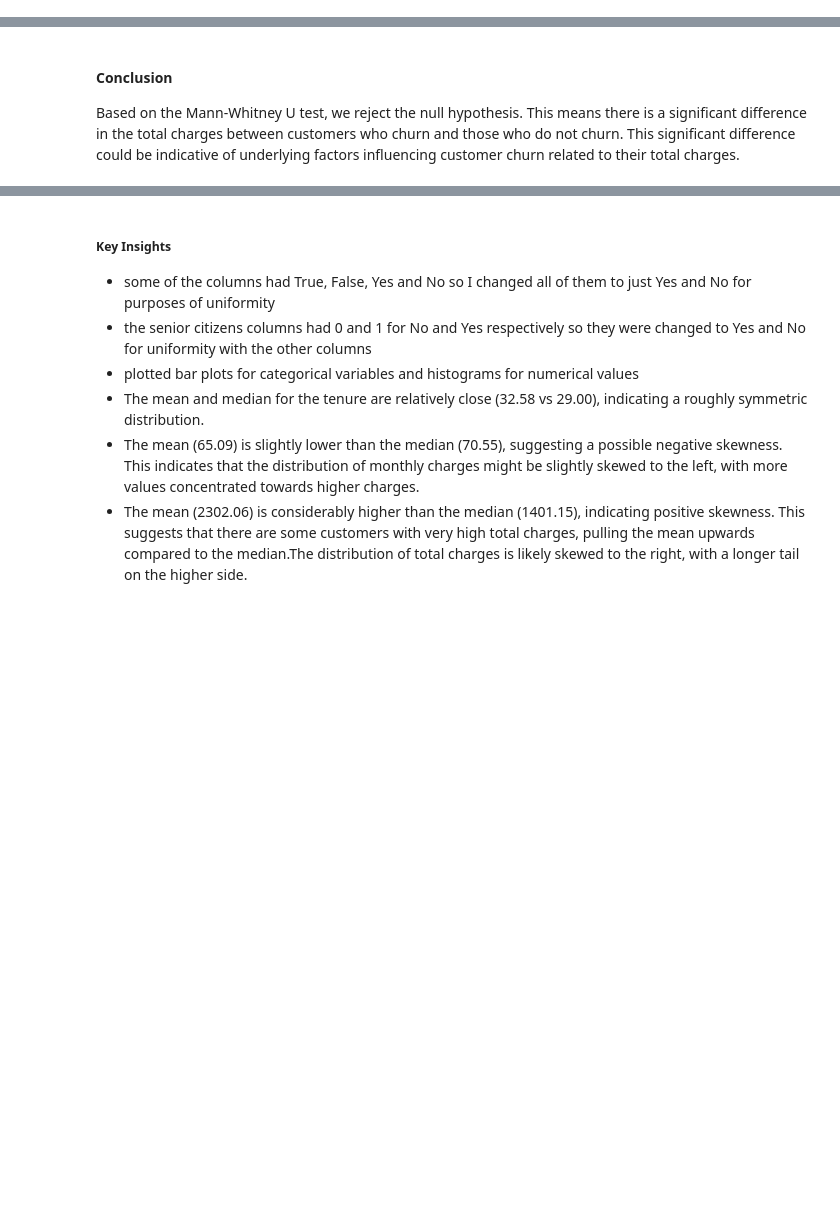
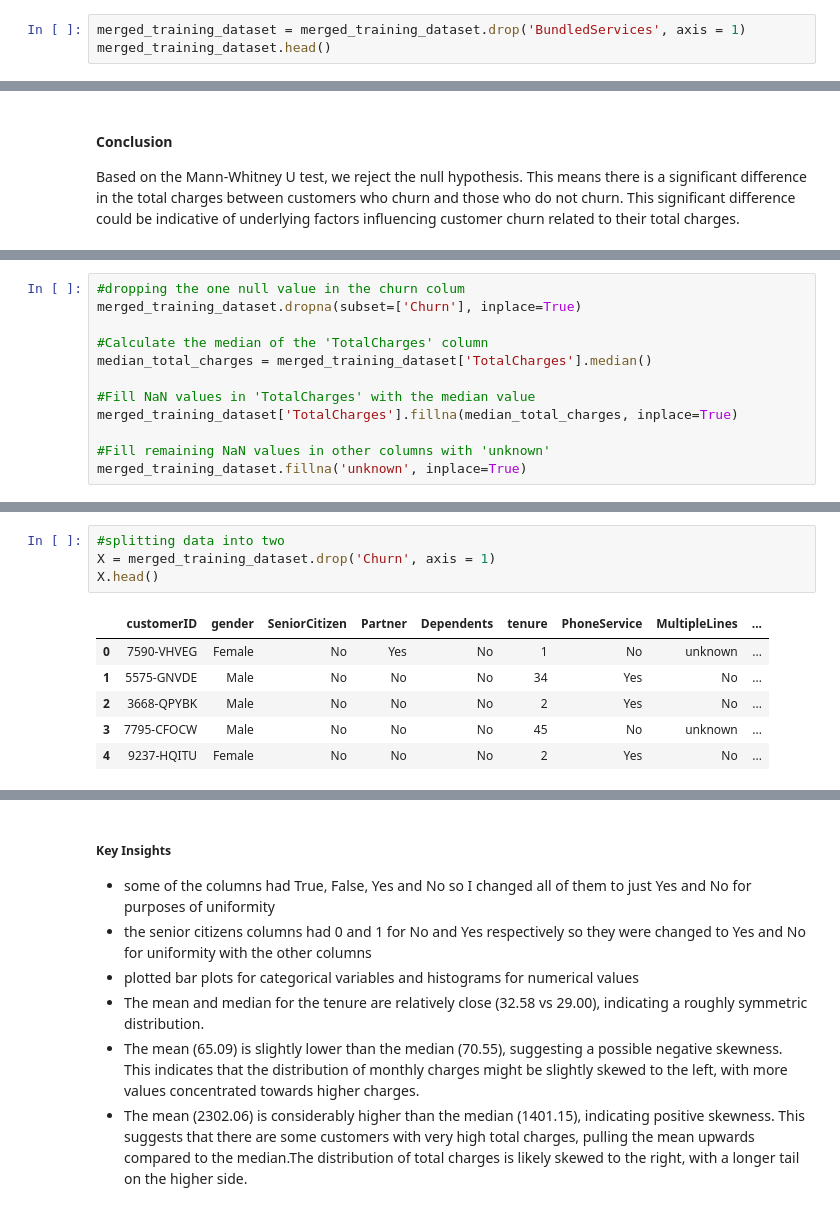
Before and after one commit to lizjelimo/Churn-Analysis, a Jupyter notebook: notebooks/main.ipynb, the cells around one changed output, grey strips where cells are left out. Cells and saved outputs as stored; diff of their text form; blank space fills up the shorter version.

```diff
--- a/notebooks/main.ipynb
+++ b/notebooks/main.ipynb
@@ -798,3 +800,6 @@ plt.ylabel('Total Charges')
 plt.show()
 # %% [output]
 [figure]
+# %%
+merged_training_dataset = merged_training_dataset.drop('BundledServices', axis = 1)
+merged_training_dataset.head()
@@ -803,0 +839,12 @@ Based on the Mann-Whitney U test, we reject the null hypothesis. This means ther
+# %%
+#dropping the one null value in the churn colum
+merged_training_dataset.dropna(subset=['Churn'], inplace=True)
+
+#Calculate the median of the 'TotalCharges' column
+median_total_charges = merged_training_dataset['TotalCharges'].median()
+
+#Fill NaN values in 'TotalCharges' with the median value
+merged_training_dataset['TotalCharges'].fillna(median_total_charges, inplace=True)
+
+#Fill remaining NaN values in other columns with 'unknown'
+merged_training_dataset.fillna('unknown', inplace=True)
@@ -803,0 +871,11 @@ Based on the Mann-Whitney U test, we reject the null hypothesis. This means ther
+# %%
+#splitting data into two
+X = merged_training_dataset.drop('Churn', axis = 1)
+X.head()
+# %% [output]
+|  | customerID | gender | SeniorCitizen | Partner | Dependents | tenure | PhoneService | MultipleLines | ... |
+| 0 | 7590-VHVEG | Female | No | Yes | No | 1 | No | unknown | ... |
+| 1 | 5575-GNVDE | Male | No | No | No | 34 | Yes | No | ... |
+| 2 | 3668-QPYBK | Male | No | No | No | 2 | Yes | No | ... |
+| 3 | 7795-CFOCW | Male | No | No | No | 45 | No | unknown | ... |
+| 4 | 9237-HQITU | Female | No | No | No | 2 | Yes | No | ... |
```
Also changed, not shown: parts of 10 cells of this notebook.
